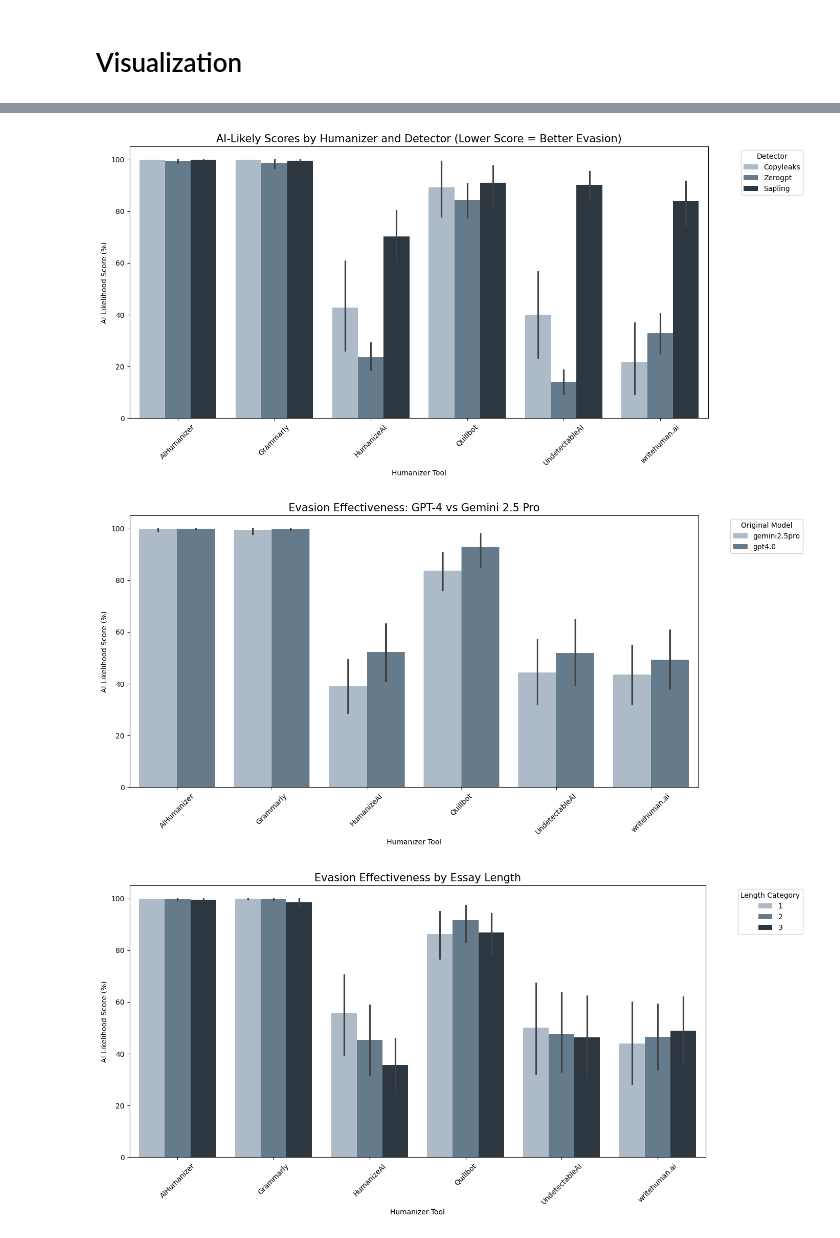
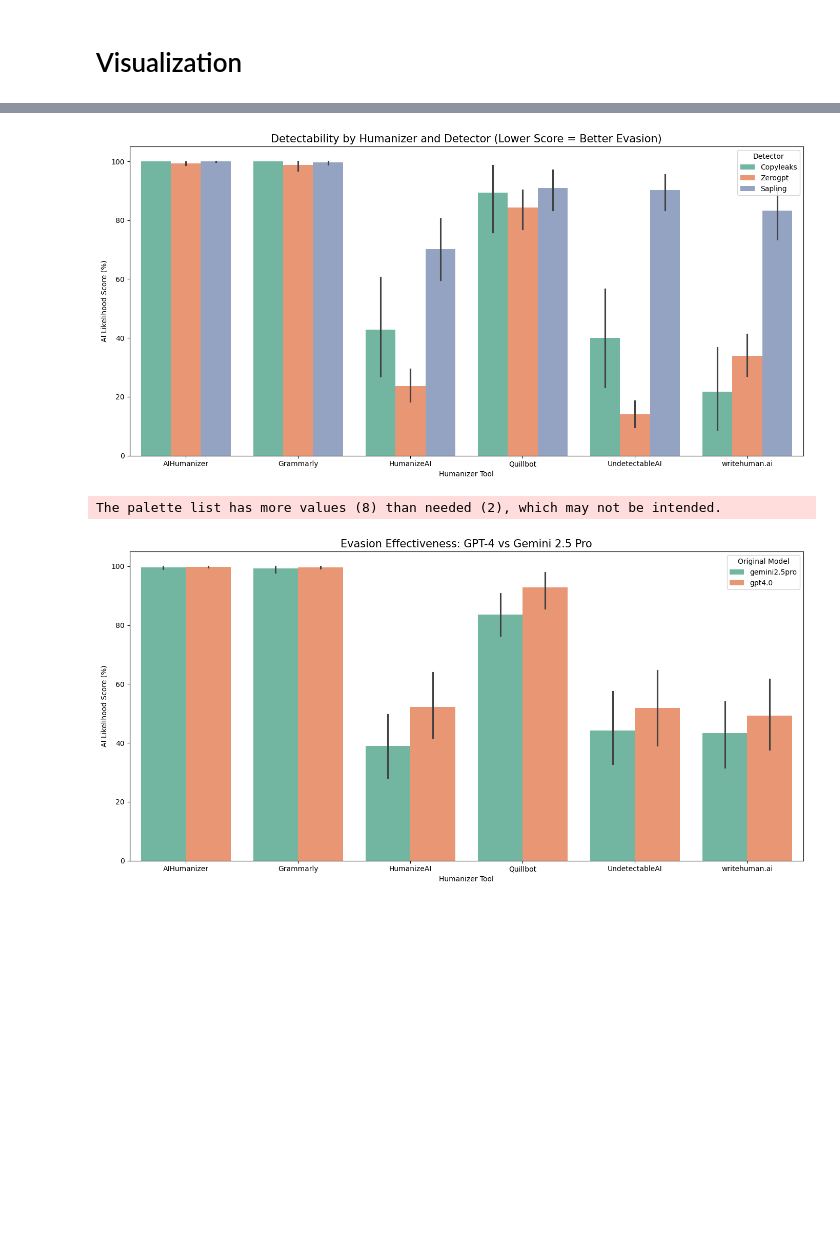
Before and after one commit to warit-tee/FYP, a Jupyter notebook: detectability/detect-results.ipynb, the cells around one changed output, grey strips where cells are left out. Cells and saved outputs as stored; diff of their text form; code cells hidden in the pictures; blank space fills up the shorter version.

Commit message:
more plot for detectability

```diff
--- a/detectability/detect-results.ipynb
+++ b/detectability/detect-results.ipynb
@@ -285 +291,3 @@ import seaborn as sns
+# %%
+df = df.drop(index=176)
 # %%
@@ -310,44 +316,31 @@ melted_df
 # %%
-custom_palette = sns.color_palette(['#a8bccb', '#5e7c93', '#293742'])
+# custom_palette = sns.color_palette(['#a8bccb', '#5e7c93', '#293742'])
+custom_palette = sns.color_palette('Set2')
 sns.set_palette(custom_palette)
 # %%
 plt.rcParams['figure.figsize'] = (14, 7)
 
 # --- Visualization 1: Performance across different Detectors ---
 plt.figure()
-sns.barplot(data=melted_df, x='humanizer', y='AI_Score', hue='Detector', palette=custom_palette)
-plt.title('AI-Likely Scores by Humanizer and Detector (Lower Score = Better Evasion)', fontsize=15)
+sns.barplot(data=melted_df, x='humanizer', y='AI_Score', hue='Detector')
+plt.title('Detectability by Humanizer and Detector (Lower Score = Better Evasion)', fontsize=15)
 plt.ylabel('AI Likelihood Score (%)')
 plt.xlabel('Humanizer Tool')
-plt.xticks(rotation=45)
-plt.legend(title='Detector', bbox_to_anchor=(1.05, 1), loc='upper left')
+plt.legend(title='Detector', loc='upper right')
 plt.tight_layout()
 plt.show()
-
-# --- Visualization 2: Impact of the Original AI Model ---
-# Does it matter if the essay was originally GPT or Gemini?
-plt.figure()
-sns.barplot(data=melted_df, x='humanizer', y='AI_Score', hue='AI_model', palette=custom_palette)
-plt.title('Evasion Effectiveness: GPT-4 vs Gemini 2.5 Pro', fontsize=15)
-plt.ylabel('AI Likelihood Score (%)')
-plt.xlabel('Humanizer Tool')
-plt.xticks(rotation=45)
-plt.legend(title='Original Model', bbox_to_anchor=(1.05, 1), loc='upper left')
-plt.tight_layout()
-plt.show()
-
-# --- Visualization 3: Impact of Essay Length ---
-# Does length (1, 2, 3) affect detection?
-plt.figure()
-sns.barplot(data=melted_df, x='humanizer', y='AI_Score', hue='length', palette=custom_palette)
-plt.title('Evasion Effectiveness by Essay Length', fontsize=15)
-plt.ylabel('AI Likelihood Score (%)')
-plt.xlabel('Humanizer Tool')
-plt.xticks(rotation=45)
-plt.legend(title='Length Category', bbox_to_anchor=(1.05, 1), loc='upper left')
-plt.tight_layout()
-plt.show()
 # %% [output]
-[figure, old version]
+[figure, new version]
-[figure, removed]
-[figure, removed]
+# %%
+# --- Visualization 2: Impact of the Original AI Model ---
+plt.figure()
+sns.barplot(data=melted_df, x='humanizer', y='AI_Score', hue='AI_model', palette=custom_palette)
+plt.title('Evasion Effectiveness: GPT-4 vs Gemini 2.5 Pro', fontsize=15)
+plt.ylabel('AI Likelihood Score (%)')
+plt.xlabel('Humanizer Tool')
+plt.legend(title='Original Model', loc='upper right')
+plt.tight_layout()
+plt.show()
+# %% [output]
+The palette list has more values (8) than needed (2), which may not be intended.
+[figure, added]
```
Also changed, not shown: parts of 16 cells of this notebook, 5 other files.
